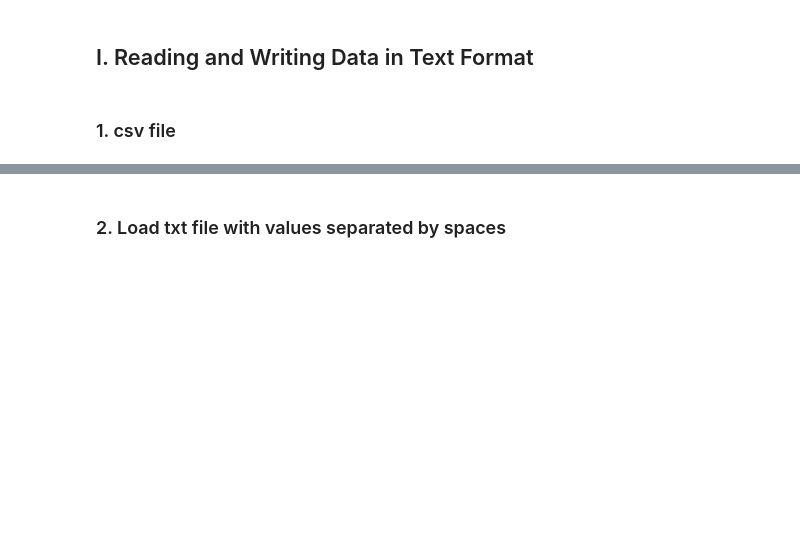
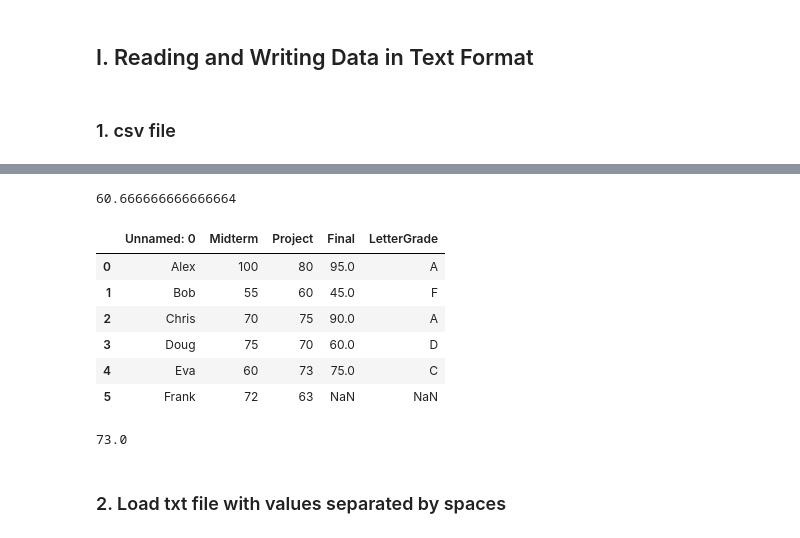
Before and after one commit to ch00226855/DataAnalysisFall2023, a Jupyter notebook: Week09_DataLoadingAndStorage.ipynb, the cells around one changed output, grey strips where cells are left out. Cells and saved outputs as stored; diff of their text form; code cells hidden in the pictures; blank space fills up the shorter version.

```diff
--- a/Week09_DataLoadingAndStorage.ipynb
+++ b/Week09_DataLoadingAndStorage.ipynb
@@ -65,7 +119,25 @@ df6
+# %%
+# With -1 in the Final column, the average final exam score will
+# be incorrect.
+df6['Final'].mean()
+# %% [output]
+60.666666666666664
 # %%
-# Identify -1 as NaN
-df7 = pd.read_csv("Data/temp/grades.csv", na_values=[-1, 63])
+# Identify -1 as NaN (Not a number)
+df7 = pd.read_csv("Data/temp/grades.csv", na_values=[-1])
 df7
+# %% [output]
+|  | Unnamed: 0 | Midterm | Project | Final | LetterGrade |
+| 0 | Alex | 100 | 80 | 95.0 | A |
+| 1 | Bob | 55 | 60 | 45.0 | F |
+| 2 | Chris | 70 | 75 | 90.0 | A |
+| 3 | Doug | 75 | 70 | 60.0 | D |
+| 4 | Eva | 60 | 73 | 75.0 | C |
+| 5 | Frank | 72 | 63 | NaN | NaN |
+# %%
+df7['Final'].mean()
+# %% [output]
+73.0
 # %% [markdown]
 ### 2. Load txt file with values separated by spaces
 # %%
```
Also changed, not shown: parts of 48 cells of this notebook.
